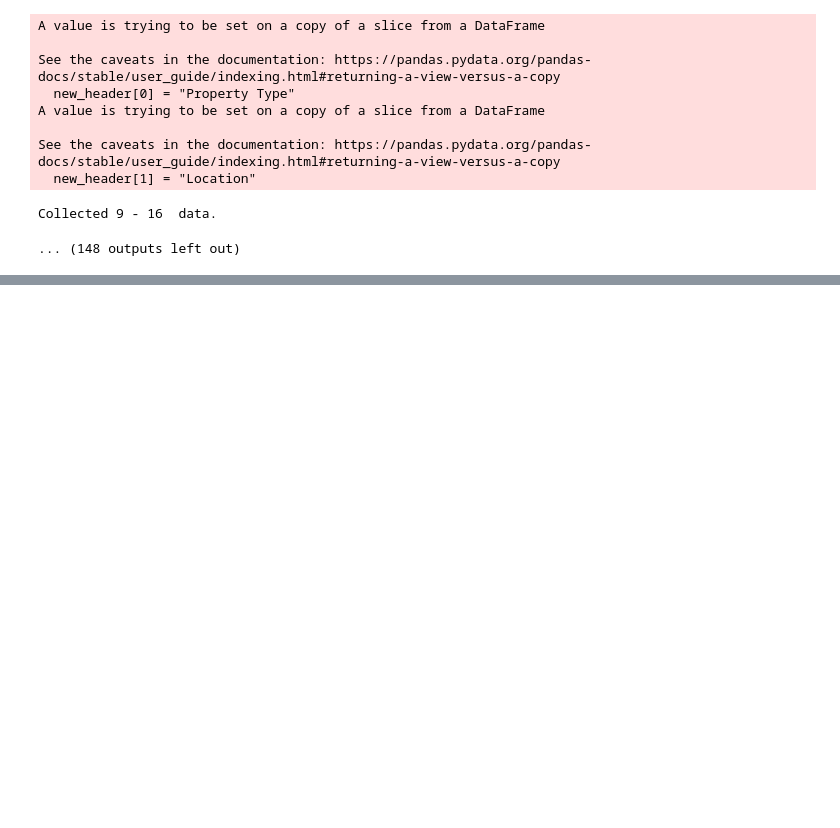
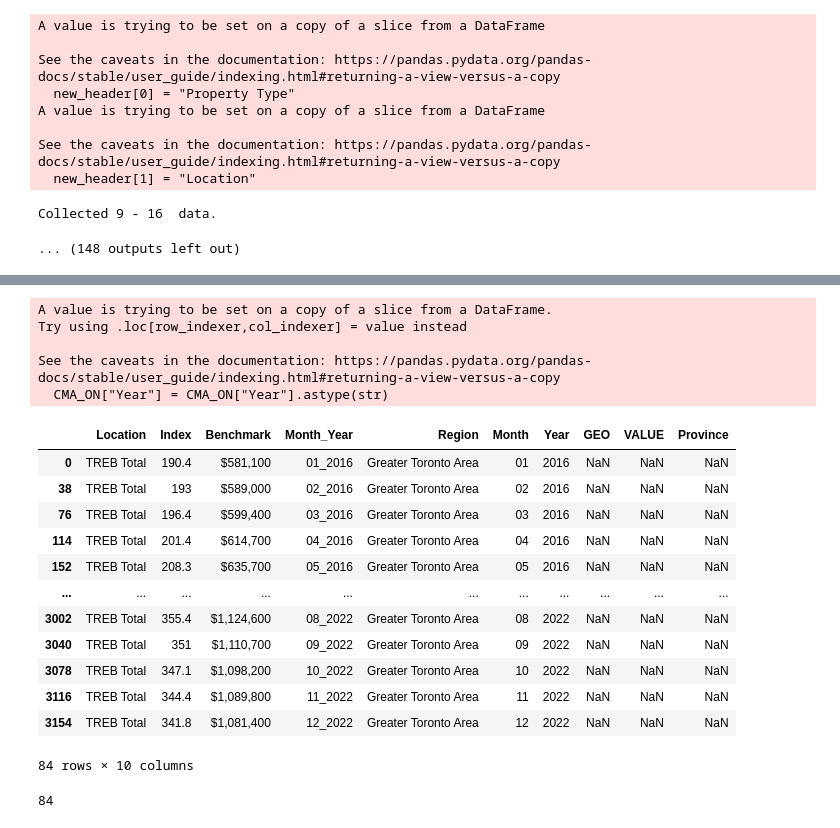
Before and after one commit to jack-leeshihc/Housing_Price_Immigration, a Jupyter notebook: Program/Data Collection.ipynb, the cells around one changed output, grey strips where cells are left out. Saved outputs shown, nothing was run; the diff lists cells and outputs as text; code cells hidden in the pictures; blank space fills up the shorter version.

Commit message:
Try to merge dataset
Try to merge dataset and some string cleaning process

```diff
--- a/Program/Data Collection.ipynb
+++ b/Program/Data Collection.ipynb
@@ -321,0 +366,4 @@ HPI_GVA.to_csv("/Users/changanlee/Desktop/University/Undergrad/4th-Year/Winter S
+# %%
+HPI_GTA = pd.read_csv("/Users/changanlee/Desktop/University/Undergrad/4th-Year/Winter Semester/ECO475/Term Paper/Raw Data/HPI_GTA_complete.csv")
+HPI_GTA = HPI_GTA.iloc[:,:5].drop(columns=["Yr./Yr. % Chg."])
+HPI_GTA["Region"] = "Greater Toronto Area"
@@ -321,0 +411,4 @@ HPI_GVA.to_csv("/Users/changanlee/Desktop/University/Undergrad/4th-Year/Winter S
+# %%
+HPI_GTA.head()
+HPI_GTA[["Month","Year"]] = HPI_GTA['Month_Year'].str.split('_', expand=True, n=1)
+HPI_GTA_raw = HPI_GTA
@@ -321,0 +429,11 @@ HPI_GVA.to_csv("/Users/changanlee/Desktop/University/Undergrad/4th-Year/Winter S
+# %%
+HPI_GTA['Location'] = HPI_GTA['Location'].str.replace(r'Region|City of |Township of ', '', regex=True)
+
+#HPI_GTA.loc[HPI_GTA['Location'] == "Halton"] = "Halton Hills"
+HPI_GTA.loc[HPI_GTA['Location'] == "Bradford West", "Location"] = "Bradford West Gwillimbury"
+HPI_GTA.loc[HPI_GTA['Location'] == "GEswsiallimbury", 'Location'] = "East Gwillimbury"
+HPI_GTA.loc[HPI_GTA['Location'] == "EGswsiallimbury", 'Location'] = "East Gwillimbury"
+
+HPI_GTA['Location'] = HPI_GTA['Location'].str.strip()
+
+HPI_GTA = HPI_GTA[HPI_GTA["Year"] !="2023"]
@@ -321,0 +460,37 @@ HPI_GVA.to_csv("/Users/changanlee/Desktop/University/Undergrad/4th-Year/Winter S
+# %%
+CMA_ON["Year"] = CMA_ON["Year"].astype(str)
+merged_df_ON = HPI_GTA.merge(CMA_ON, how="left", left_on=["Location", "Year"], right_on=["GEO", "Year"])
+# %% [output]
+A value is trying to be set on a copy of a slice from a DataFrame.
+Try using .loc[row_indexer,col_indexer] = value instead
+
+See the caveats in the documentation: https://pandas.pydata.org/pandas-docs/stable/user_guide/indexing.html#returning-a-view-versus-a-copy
+  CMA_ON["Year"] = CMA_ON["Year"].astype(str)
+# %%
+Unmerged_dataset = merged_df_ON[merged_df_ON["GEO"].isna()]
+
+
+# Find rows where "Location" matches the specified values
+rows_to_drop = Unmerged_dataset[Unmerged_dataset["Location"].isin(["Halton", "Peel", "York", "Durham", "Dufferin County", "Simcoe County"])].index
+
+# Drop these rows
+Unmerged_dataset = Unmerged_dataset.drop(rows_to_drop)
+Unmerged_dataset
+# %% [output]
+|  | Location | Index | Benchmark | Month_Year | Region | Month | Year | GEO | VALUE | Province |
+| 0 | TREB Total | 190.4 | $581,100 | 01_2016 | Greater Toronto Area | 01 | 2016 | NaN | NaN | NaN |
+| 38 | TREB Total | 193 | $589,000 | 02_2016 | Greater Toronto Area | 02 | 2016 | NaN | NaN | NaN |
+| 76 | TREB Total | 196.4 | $599,400 | 03_2016 | Greater Toronto Area | 03 | 2016 | NaN | NaN | NaN |
+| 114 | TREB Total | 201.4 | $614,700 | 04_2016 | Greater Toronto Area | 04 | 2016 | NaN | NaN | NaN |
+| 152 | TREB Total | 208.3 | $635,700 | 05_2016 | Greater Toronto Area | 05 | 2016 | NaN | NaN | NaN |
+| ... | ... | ... | ... | ... | ... | ... | ... | ... | ... | ... |
+| 3002 | TREB Total | 355.4 | $1,124,600 | 08_2022 | Greater Toronto Area | 08 | 2022 | NaN | NaN | NaN |
+| 3040 | TREB Total | 351 | $1,110,700 | 09_2022 | Greater Toronto Area | 09 | 2022 | NaN | NaN | NaN |
+| 3078 | TREB Total | 347.1 | $1,098,200 | 10_2022 | Greater Toronto Area | 10 | 2022 | NaN | NaN | NaN |
+| 3116 | TREB Total | 344.4 | $1,089,800 | 11_2022 | Greater Toronto Area | 11 | 2022 | NaN | NaN | NaN |
+| 3154 | TREB Total | 341.8 | $1,081,400 | 12_2022 | Greater Toronto Area | 12 | 2022 | NaN | NaN | NaN |
+84 rows × 10 columns
+# %%
+12*(2022-2016+1)
+# %% [output]
+84
```
Also changed, not shown: parts of 12 cells of this notebook, 1 other file.
